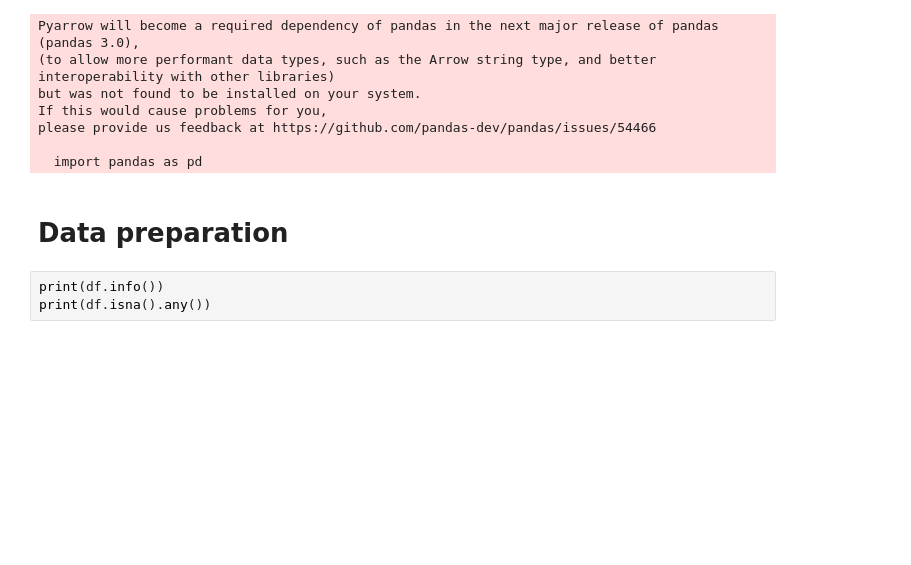
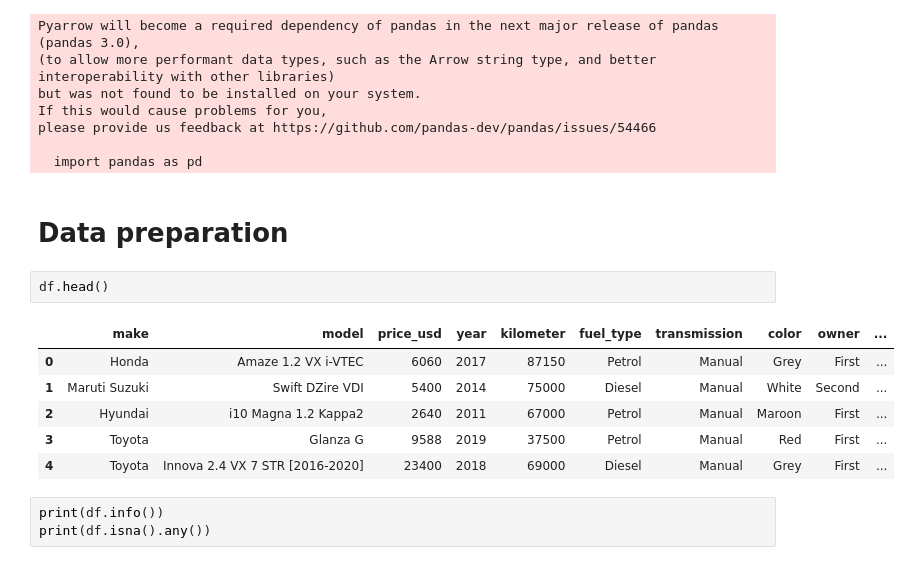
Before and after one commit to wutpppppppppppppppppp/code, a Jupyter notebook: hw6/regression.ipynb, the cells around one changed output. Drawn from its saved outputs; the diff is of its cells as text; blank space fills up the shorter version.

```diff
--- a/hw6/regression.ipynb
+++ b/hw6/regression.ipynb
@@ -15,6 +15,15 @@ please provide us feedback at https://github.com/pandas-dev/pandas/issues/54466
   import pandas as pd
 # %% [markdown]
 # Data preparation
+# %%
+df.head()
+# %% [output]
+|  | make | model | price_usd | year | kilometer | fuel_type | transmission | color | owner | ... |
+| 0 | Honda | Amaze 1.2 VX i-VTEC | 6060 | 2017 | 87150 | Petrol | Manual | Grey | First | ... |
+| 1 | Maruti Suzuki | Swift DZire VDI | 5400 | 2014 | 75000 | Diesel | Manual | White | Second | ... |
+| 2 | Hyundai | i10 Magna 1.2 Kappa2 | 2640 | 2011 | 67000 | Petrol | Manual | Maroon | First | ... |
+| 3 | Toyota | Glanza G | 9588 | 2019 | 37500 | Petrol | Manual | Red | First | ... |
+| 4 | Toyota | Innova 2.4 VX 7 STR [2016-2020] | 23400 | 2018 | 69000 | Diesel | Manual | Grey | First | ... |
 # %%
 print(df.info())
 print(df.isna().any())
```
Also changed, not shown: parts of 7 cells of this notebook, 2 other files.
